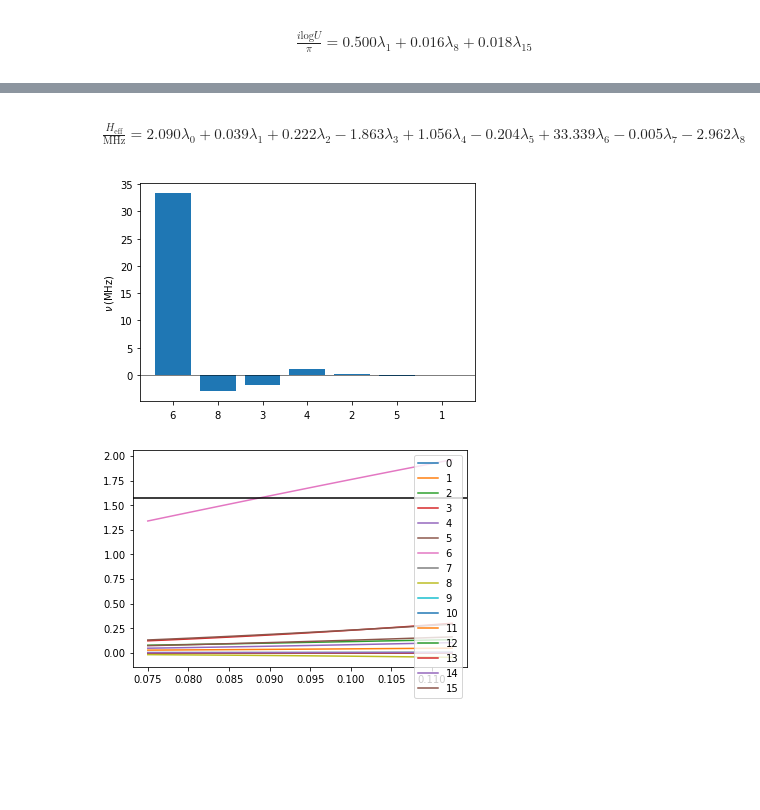
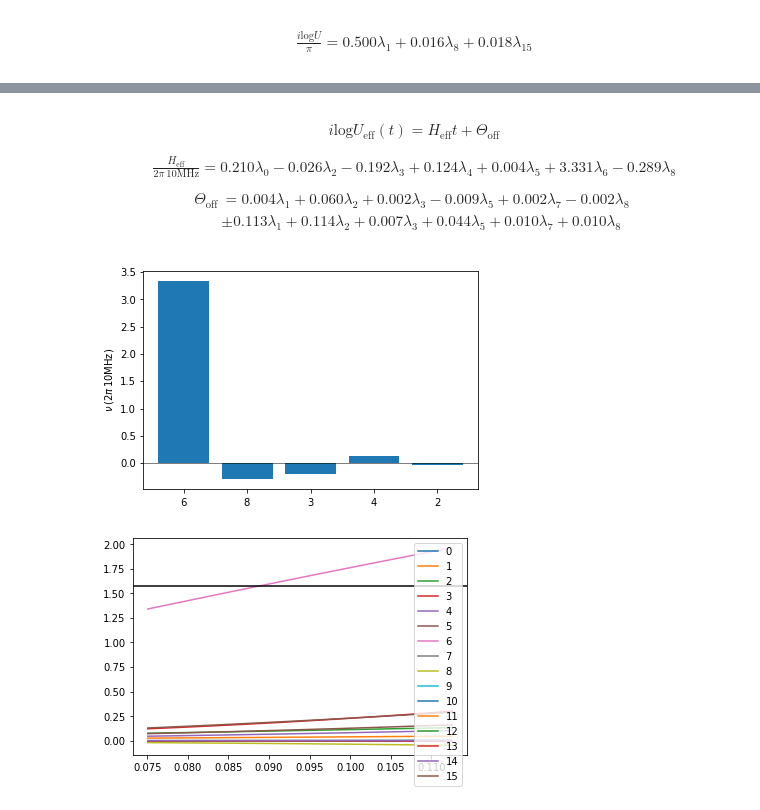
Before and after one commit to UTokyo-ICEPP/qudit-sim, a Jupyter notebook: examples/pi_pulse.ipynb, the cells around one changed output, grey strips where cells are left out. Saved outputs shown, nothing was run; the diff lists cells and outputs as text; code cells hidden in the pictures; blank space fills up the shorter version.

```diff
--- a/examples/pi_pulse.ipynb
+++ b/examples/pi_pulse.ipynb
@@ -180,12 +189,12 @@ Gaussian pulse effects non-negligible phase shifts due to the AC Stark shifts of
 hgen.clear_drive()
 
 betas = unit_time * np.linspace(0., 4., 20)
-pulses = list(qudit_sim.Drag(duration=duration, amp=best_amplitude_01, sigma=sigma, beta=beta) for beta in betas)
+pulses = list(qudit_sim.pulse.Drag(duration=duration_01, amp=best_amplitude_01, sigma=sigma_01, beta=beta) for beta in betas)
 
 hgens = hgen.make_scan('amplitude', pulses, qudit_id='q0', frequency=hgen.frame('q0').frequency[0])
 
 sim_results = qudit_sim.pulse_sim(hgens, tlist=tlist, rwa=False)
-components_list = np.array(qudit_sim.gate_components(sim_results))
+components_list = np.array(qudit_sim.analysis.gate_components(sim_results))
 # %%
 plt.plot(betas, components_list[:, 3], label=r'$\lambda_3$')
 plt.plot(betas, components_list[:, 8], label=r'$\lambda_8$')
@@ -204,7 +216,7 @@ best_beta_01 = ((0. - y0) * x1 - (0. - y1) * x0) / (y1 - y0)
 # %%
 hgen.clear_drive()
-pulse = qudit_sim.Drag(duration=duration, amp=best_amplitude_01, sigma=sigma, beta=best_beta_01)
+pulse = qudit_sim.pulse.Drag(duration=duration_01, amp=best_amplitude_01, sigma=sigma_01, beta=best_beta_01)
 hgen.add_drive('q0', frequency=hgen.frame('q0').frequency[0], amplitude=pulse)
 sim_result = qudit_sim.pulse_sim(hgen, tlist=tlist, rwa=False)
-components = qudit_sim.gate_components(sim_result)
+best_01_drag_components = qudit_sim.analysis.gate_components(sim_result)
 # %%
@@ -221,5 +237,5 @@ hgen.build()
 max_frequency = hgen.max_frequency
 # %%
 sim_result = qudit_sim.pulse_sim(hgen, tlist=(10, num_cycles), rwa=False)
-components = qudit_sim.find_heff(sim_result, comp_dim=3, save_result_to='pi_pulse/qutrit_resonant')
+res12_components = qudit_sim.find_heff(sim_result, comp_dim=3, save_result_to='pi_pulse/res12')
 # %%
@@ -231,9 +247,9 @@ qudit_sim.heff.inspect_fidelity_maximization('pi_pulse/qutrit_resonant.h5');
 # %%
-qudit_sim.print_components(components)
+qudit_sim.analysis.print_heff_fit_result(res12_components)
 # %% [output]
-\begin{split} \frac{H_{\mathrm{eff}}}{\mathrm{MHz}} = 2.090\lambda_{0} + 0.039\lambda_{1} + 0.222\lambda_{2} - 1.863\lambda_{3} + 1.056\lambda_{4} - 0.204\lambda_{5} + 33.339\lambda_{6} - 0.005\lambda_{7} - 2.962\lambda_{8} \end{split}
+\begin{split} i \mathrm{log} U_{\mathrm{eff}}(t) = H_{\mathrm{eff}} t + \Theta_{\mathrm{off}} \end{split} \begin{split} \frac{H_{\mathrm{eff}}}{2\pi\,\mathrm{10MHz}} = 0.210\lambda_{0} - 0.026\lambda_{2} - 0.192\lambda_{3} + 0.124\lambda_{4} + 0.004\lambda_{5} + 3.331\lambda_{6} - 0.289\lambda_{8} \end{split} \begin{split} \Theta_{\mathrm{off}} & = 0.004\lambda_{1} + 0.060\lambda_{2} + 0.002\lambda_{3} - 0.009\lambda_{5} + 0.002\lambda_{7} - 0.002\lambda_{8} \\ & \pm 0.113\lambda_{1} + 0.114\lambda_{2} + 0.007\lambda_{3} + 0.044\lambda_{5} + 0.010\lambda_{7} + 0.010\lambda_{8} \end{split}
 # %%
-qudit_sim.plot_components(components);
+qudit_sim.analysis.plot_components(res12_components[0]);
 # %% [output]
-[figure, old version]
+[figure, new version]
 # %%
```
Also changed, not shown: parts of 44 cells of this notebook, 5 other files.
